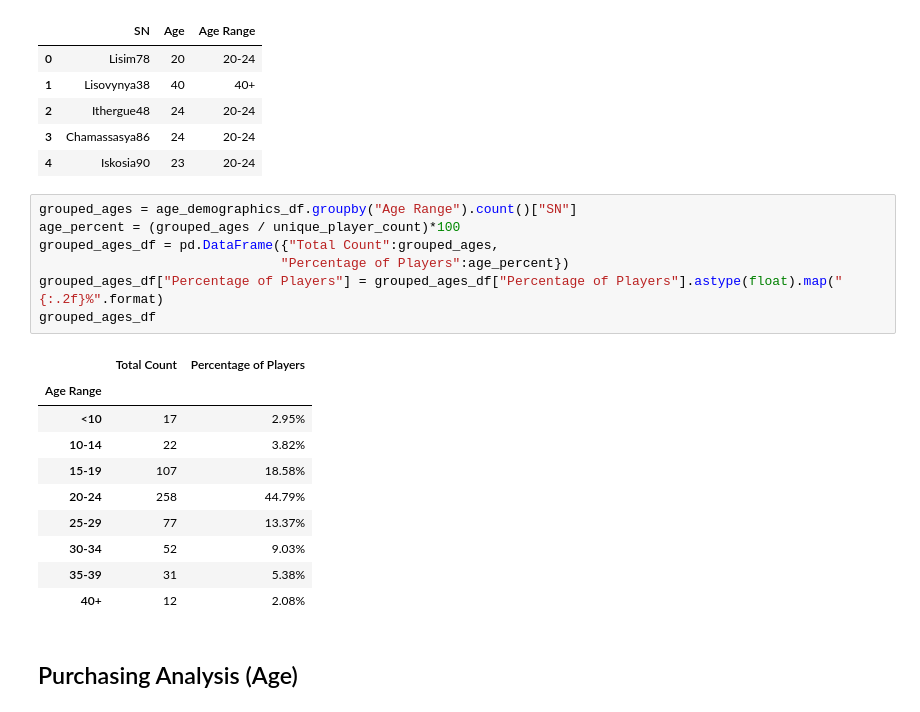
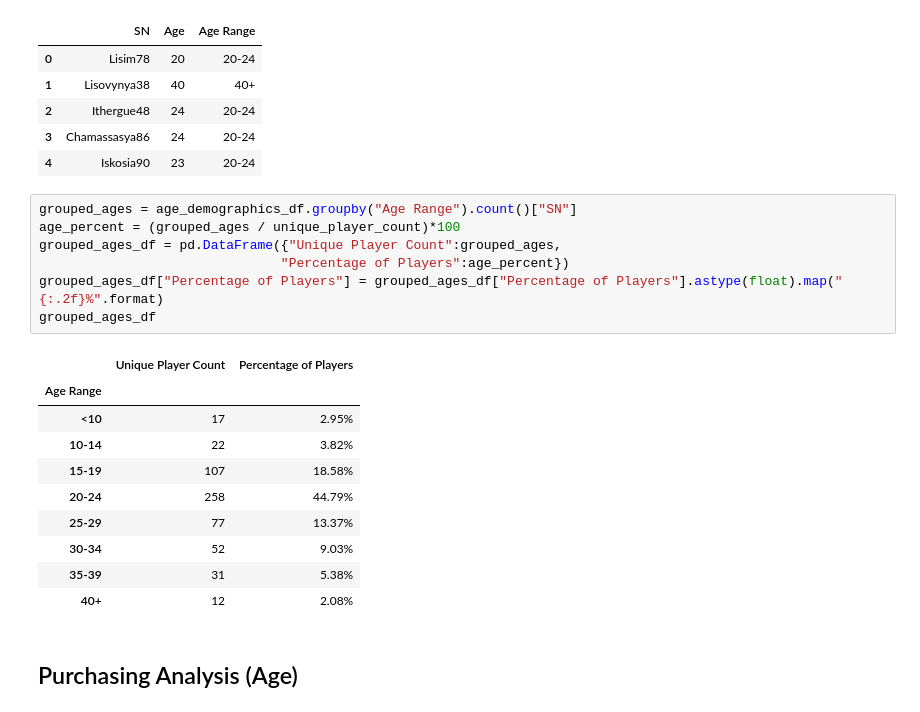
Before and after one commit to LaurenGT/HeroesOfPymoli_Analysis, a Jupyter notebook: HeroesOfPymoli/02-HerosOfPymoli_AnalysisCode.ipynb, the cells around one changed output. Cells and saved outputs as stored; diff of their text form.

```diff
--- a/HeroesOfPymoli/02-HerosOfPymoli_AnalysisCode.ipynb
+++ b/HeroesOfPymoli/02-HerosOfPymoli_AnalysisCode.ipynb
@@ -251,12 +252,12 @@ age_demographics_df.head()
 # %%
 grouped_ages = age_demographics_df.groupby("Age Range").count()["SN"]
 age_percent = (grouped_ages / unique_player_count)*100
-grouped_ages_df = pd.DataFrame({"Total Count":grouped_ages,
+grouped_ages_df = pd.DataFrame({"Unique Player Count":grouped_ages,
                                "Percentage of Players":age_percent})
 grouped_ages_df["Percentage of Players"] = grouped_ages_df["Percentage of Players"].astype(float).map("{:.2f}%".format)
 grouped_ages_df
 # %% [output]
-|  | Total Count | Percentage of Players |
+|  | Unique Player Count | Percentage of Players |
 | Age Range |  |  |
 | <10 | 17 | 2.95% |
 | 10-14 | 22 | 3.82% |
```
Also changed, not shown: parts of 2 cells of this notebook.
